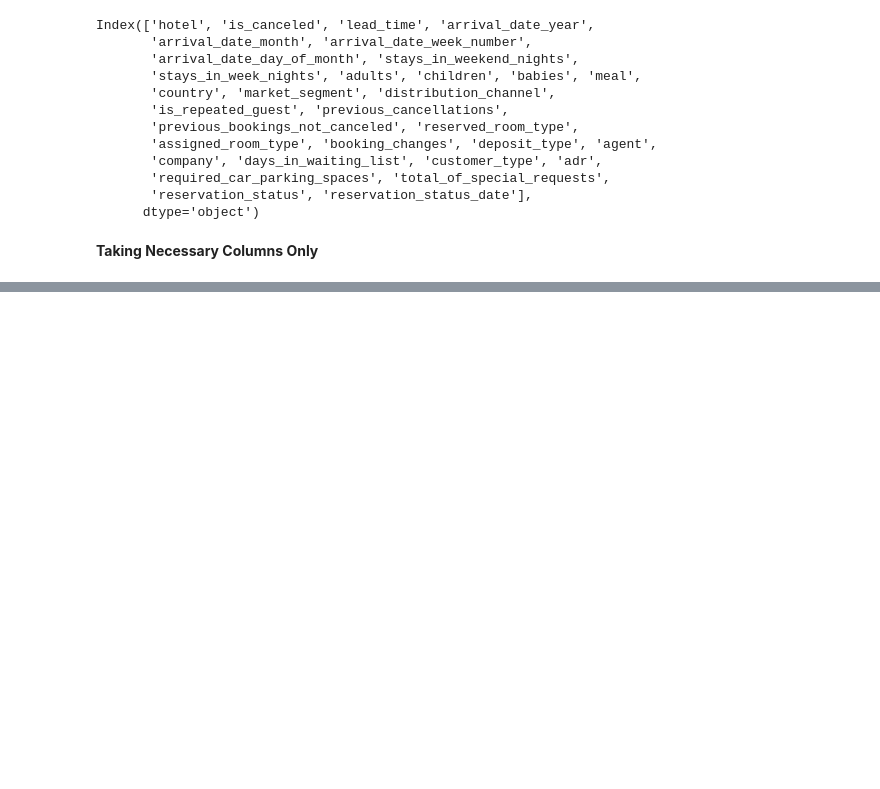
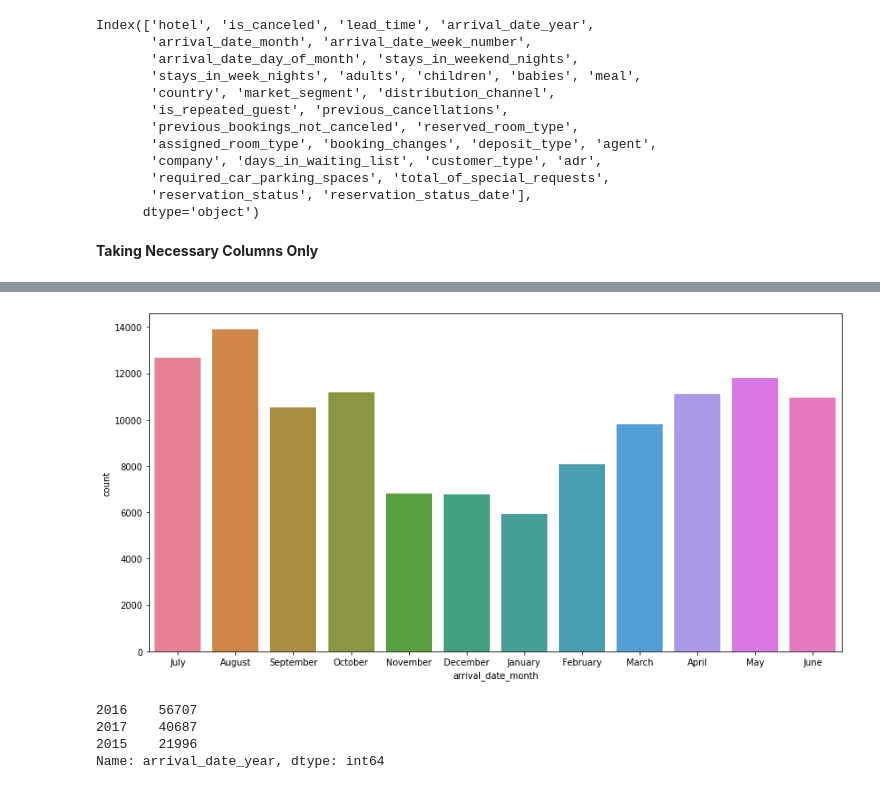
Before and after one commit to jayantimala/Hotel-booking-data-analysis, a Jupyter notebook: Jayanti_Mala_Hotel_Booking_Analysis_Capstone_Project.ipynb, the cells around one changed output, grey strips where cells are left out. Cells and saved outputs as stored; diff of their text form; code cells hidden in the pictures; blank space fills up the shorter version.

```diff
--- a/Jayanti_Mala_Hotel_Booking_Analysis_Capstone_Project.ipynb
+++ b/Jayanti_Mala_Hotel_Booking_Analysis_Capstone_Project.ipynb
@@ -140,0 +165,13 @@ new_df.head(5)
+# %%
+plt.figure(figsize=(14,7))
+sns.countplot(df['arrival_date_month'], palette='husl')
+plt.show()
+# %% [output]
+[figure, added]
+# %%
+df1['arrival_date_year'].value_counts()
+# %% [output]
+2016    56707
+2017    40687
+2015    21996
+Name: arrival_date_year, dtype: int64
```
Also changed, not shown: parts of 16 cells of this notebook.
